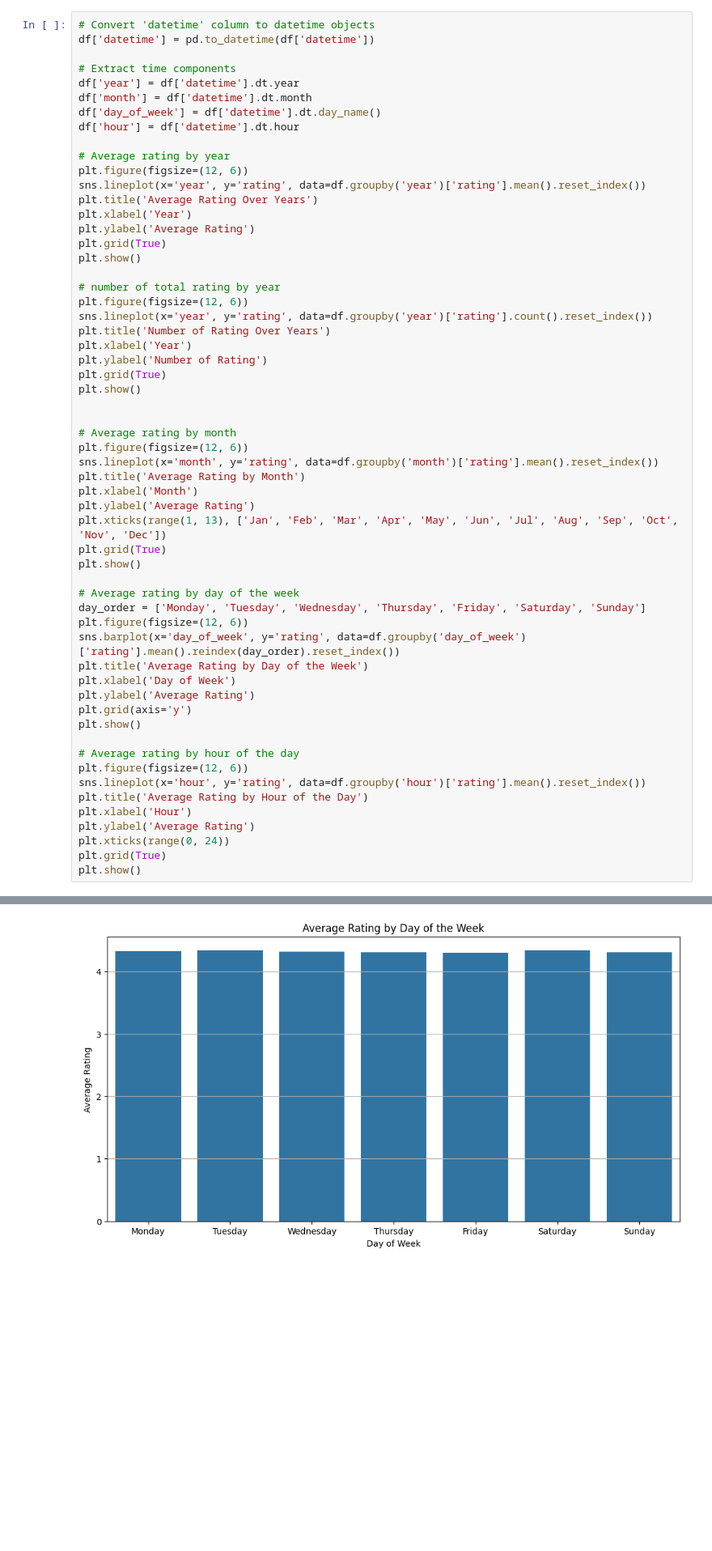
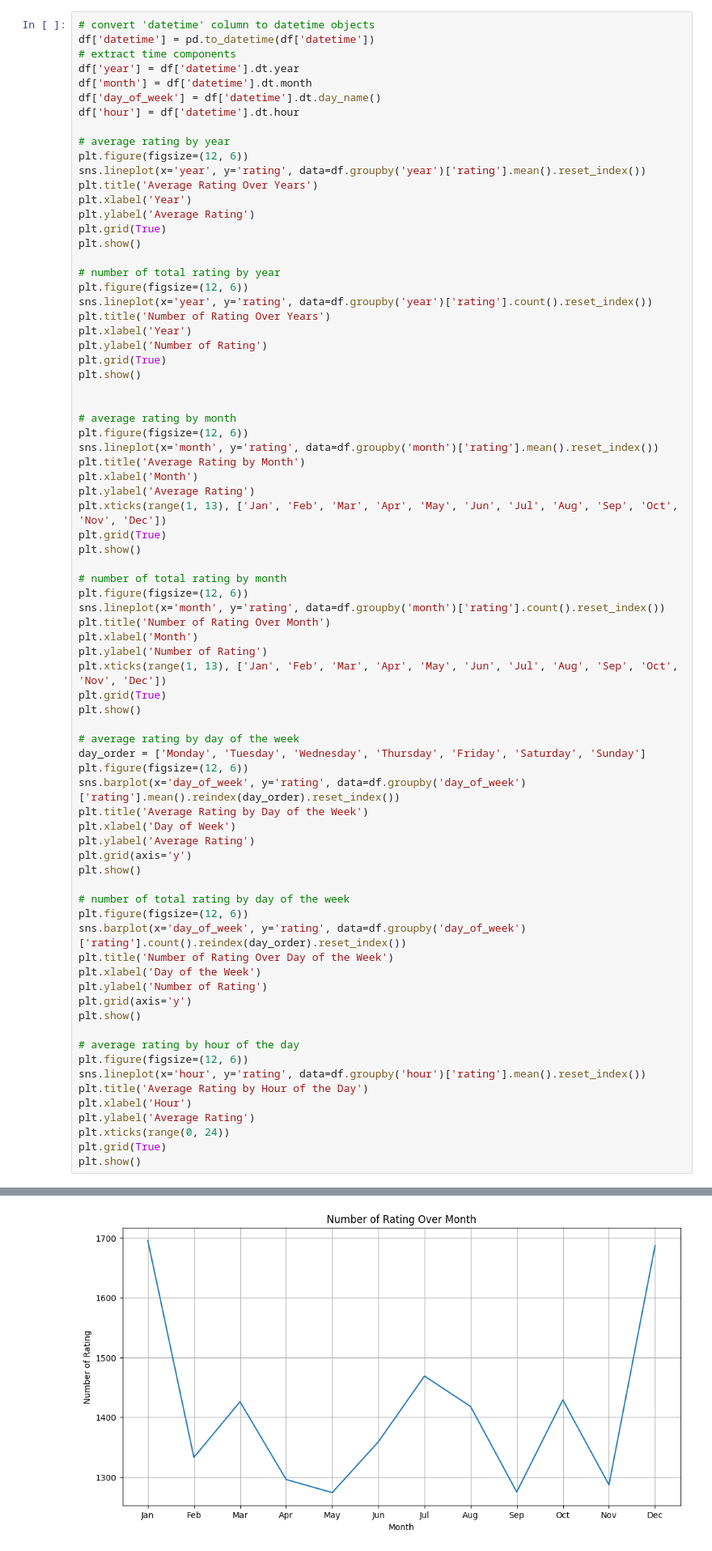
Before and after one commit to yifeica0/ECS171-Group8, a Jupyter notebook: EDA_categorical_timeseries.ipynb, the cells around one changed output, grey strips where cells are left out. Shown at 81% size. Saved outputs shown, nothing was run; the diff lists cells and outputs as text; blank space fills up the shorter version.

```diff
--- a/EDA_categorical_timeseries.ipynb
+++ b/EDA_categorical_timeseries.ipynb
@@ -163,16 +166,15 @@ Top reviewed products per category (with titles):
 visualize the time and seasonal difference inculde:
 - Yearly, monthly, day/night time serires analysis
 # %%
-# Convert 'datetime' column to datetime objects
+# convert 'datetime' column to datetime objects
 df['datetime'] = pd.to_datetime(df['datetime'])
-
-# Extract time components
+# extract time components
 df['year'] = df['datetime'].dt.year
 df['month'] = df['datetime'].dt.month
 df['day_of_week'] = df['datetime'].dt.day_name()
 df['hour'] = df['datetime'].dt.hour
 
-# Average rating by year
+# average rating by year
 plt.figure(figsize=(12, 6))
 sns.lineplot(x='year', y='rating', data=df.groupby('year')['rating'].mean().reset_index())
 plt.title('Average Rating Over Years')
@@ -191,37 +193,56 @@ plt.grid(True)
 plt.show()
 
 
-# Average rating by month
+# average rating by month
 plt.figure(figsize=(12, 6))
 sns.lineplot(x='month', y='rating', data=df.groupby('month')['rating'].mean().reset_index())
 plt.title('Average Rating by Month')
 plt.xlabel('Month')
 plt.ylabel('Average Rating')
 plt.xticks(range(1, 13), ['Jan', 'Feb', 'Mar', 'Apr', 'May', 'Jun', 'Jul', 'Aug', 'Sep', 'Oct', 'Nov', 'Dec'])
 plt.grid(True)
 plt.show()
 
-# Average rating by day of the week
+# number of total rating by month
+plt.figure(figsize=(12, 6))
+sns.lineplot(x='month', y='rating', data=df.groupby('month')['rating'].count().reset_index())
+plt.title('Number of Rating Over Month')
+plt.xlabel('Month')
+plt.ylabel('Number of Rating')
+plt.xticks(range(1, 13), ['Jan', 'Feb', 'Mar', 'Apr', 'May', 'Jun', 'Jul', 'Aug', 'Sep', 'Oct', 'Nov', 'Dec'])
+plt.grid(True)
+plt.show()
+
+# average rating by day of the week
 day_order = ['Monday', 'Tuesday', 'Wednesday', 'Thursday', 'Friday', 'Saturday', 'Sunday']
 plt.figure(figsize=(12, 6))
 sns.barplot(x='day_of_week', y='rating', data=df.groupby('day_of_week')['rating'].mean().reindex(day_order).reset_index())
 plt.title('Average Rating by Day of the Week')
 plt.xlabel('Day of Week')
 plt.ylabel('Average Rating')
 plt.grid(axis='y')
 plt.show()
 
-# Average rating by hour of the day
+# number of total rating by day of the week
+plt.figure(figsize=(12, 6))
+sns.barplot(x='day_of_week', y='rating', data=df.groupby('day_of_week')['rating'].count().reindex(day_order).reset_index())
+plt.title('Number of Rating Over Day of the Week')
+plt.xlabel('Day of the Week')
+plt.ylabel('Number of Rating')
+plt.grid(axis='y')
+plt.show()
+
+# average rating by hour of the day
 plt.figure(figsize=(12, 6))
 sns.lineplot(x='hour', y='rating', data=df.groupby('hour')['rating'].mean().reset_index())
 plt.title('Average Rating by Hour of the Day')
 plt.xlabel('Hour')
 plt.ylabel('Average Rating')
 plt.xticks(range(0, 24))
 plt.grid(True)
 plt.show()
 # %% [output]
 [figure]
 [figure]
 [figure]
-[figure, old version]
+[figure, new version]
```
Also changed, not shown: parts of 5 cells of this notebook.
